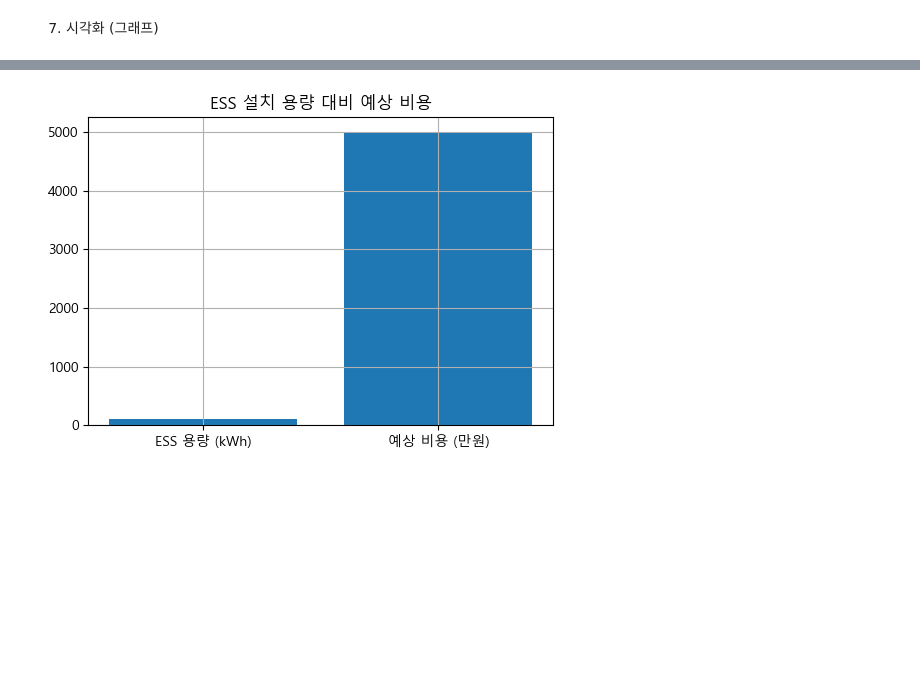
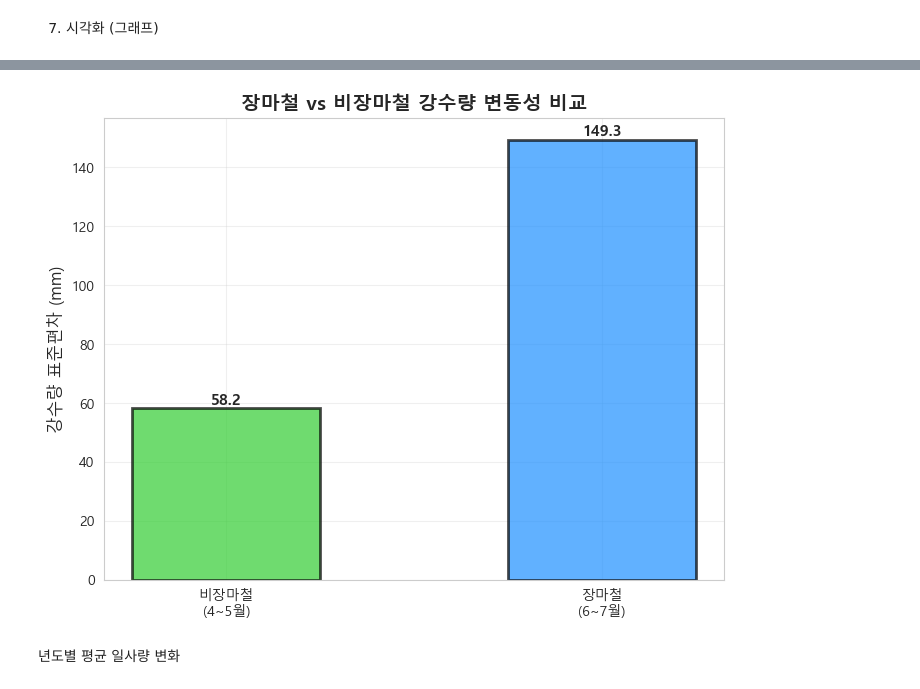
Before and after one commit to Subin928/RE_data_project, a Jupyter notebook: RE_data_project_idea.ipynb, the cells around one changed output, grey strips where cells are left out. Cells and saved outputs as stored; diff of their text form; code cells hidden in the pictures; blank space fills up the shorter version.

```diff
--- a/RE_data_project_idea.ipynb
+++ b/RE_data_project_idea.ipynb
@@ -15,7 +15,7 @@
  - 이 기간을 버티려면 ESS 용량이 얼마나 필요한가?
  - 지역별로 필요 용량이 다른 이유는(지역별은 일단 보류/현재는 서울만)
 # %%
-# 라이브러리 임포트 및 기본 설정
+# 기본 설정 및 함수 정의
 import pandas as pd
 import numpy as np
 import matplotlib.pyplot as plt
@@ -26,6 +26,14 @@ from datetime import datetime
 plt.rcParams['font.family'] = 'Malgun Gothic'   # Windows
 plt.rcParams['axes.unicode_minus'] = False      # 마이너스 기호 깨짐 방지
 plt.rcParams['figure.dpi'] = 100                # 그래프 해상도
+sns.set_style("whitegrid")
+
+# 전역 상수
+PANEL_AREA = 20
+MONTHLY_NEED = 4000
+EFFICIENCY = 0.18
+LOSS = 0.8
+ESS_UNIT_PRICE = 500000
 # %% [markdown]
 1. 강수량 데이터 로드
 # %%
@@ -325,16 +340,40 @@ plt.show()
-# %%
-# ESS 설치 용량 대비 예상 비용
-
-plt.figure(figsize=(6, 4))
-
-plt.bar(
-    ['ESS 용량 (kWh)', '예상 비용 (만원)'],
-    [commercial, commercial * 50]
-)
-
-plt.title('ESS 설치 용량 대비 예상 비용')
-plt.grid(True)
-
-plt.show()
-# %% [output]
-[figure, removed]
+# %%
+import matplotlib.pyplot as plt
+
+plt.rc('font', family='Malgun Gothic')  # 맑은 고딕
+plt.rc('axes', unicode_minus=False)     # 마이너스 기호
+# %%
+# 장마철 vs 비장마철 강수량 변동성 비교
+
+plt.figure(figsize=(8, 6))
+
+# 표준편차 계산
+# 표준편차 = 데이터가 평균에서 얼마나 흩어져 있는지 나타내는 값
+# 숫자가 클수록 변동성이 큼 (비가 왔다 안 왔다 차이가 심함)
+std_45 = weather_45['강수량(mm)'].std()
+std_67 = weather_67['강수량(mm)'].std()
+
+# 막대그래프
+categories = ['비장마철\n(4~5월)', '장마철\n(6~7월)']
+values = [std_45, std_67]
+colors = ['limegreen', 'dodgerblue']
+
+bars = plt.bar(categories, values,
+               color=colors,
+               alpha=0.7,
+               edgecolor='black',
+               linewidth=2,
+               width=0.5)
+
+# 막대 위에 값 표시
+plt.bar_label(bars, fmt='%.1f', fontsize=11, fontweight='bold')
+
+# 그래프 꾸미기
+plt.title('장마철 vs 비장마철 강수량 변동성 비교', fontsize=14, fontweight='bold')
+plt.ylabel('강수량 표준편차 (mm)', fontsize=12)
+plt.grid(True, alpha=0.3)
+plt.show()
+# %% [output]
+[figure, added]
+# %% [markdown]
+년도별 평균 일사량 변화
```
Also changed, not shown: parts of 11 cells of this notebook.
